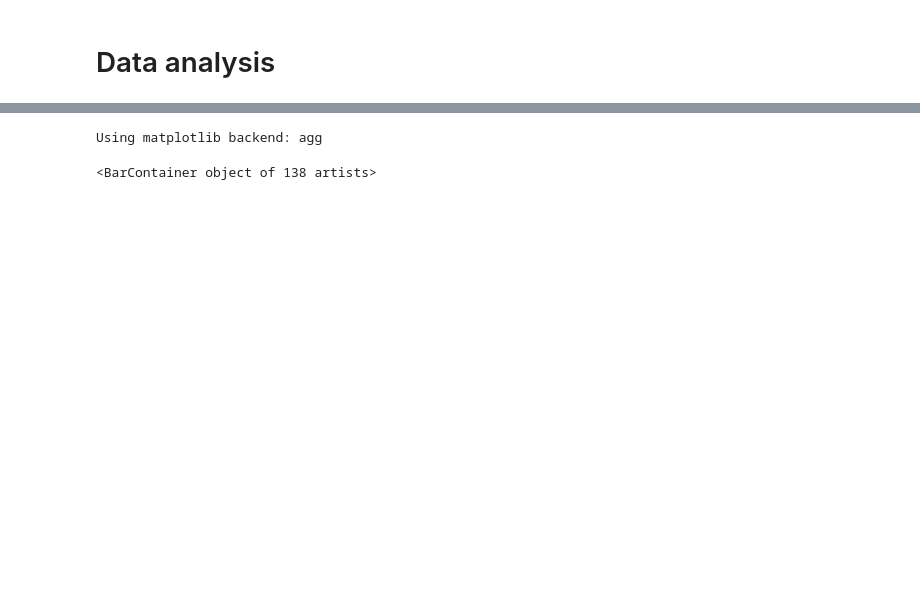
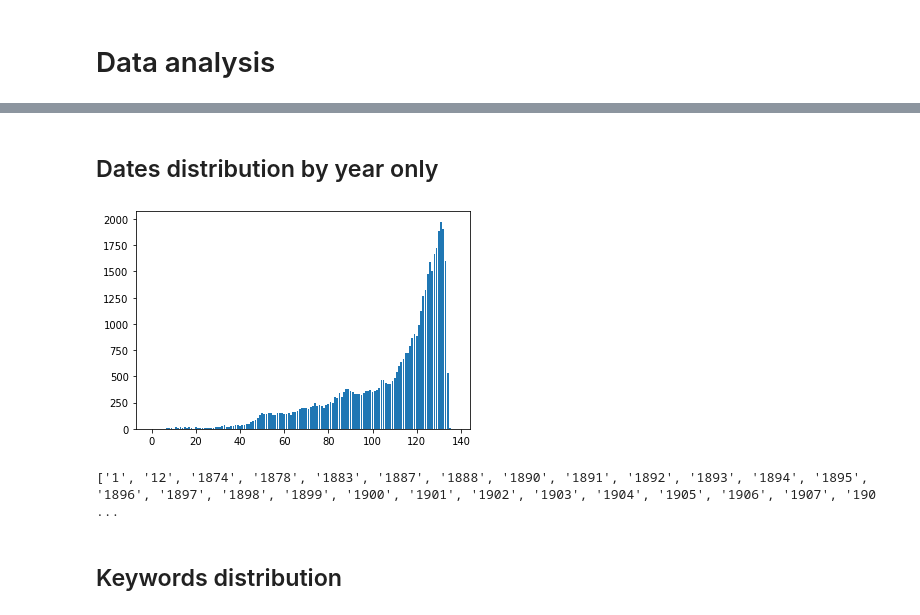
Before and after one commit to polmonroig/deep_recommender, a Jupyter notebook: src/eda.ipynb, the cells around one changed output, grey strips where cells are left out. Saved outputs shown, nothing was run; the diff lists cells and outputs as text; code cells hidden in the pictures; blank space fills up the shorter version.

```diff
--- a/src/eda.ipynb
+++ b/src/eda.ipynb
@@ -166,22 +220,27 @@ ratings.head()
+# %% [markdown]
+## Dates distribution by year only
 # %%
-import matplotlib.pyplot as plt
-%matplotlib
+import numpy as np
 
 dates = metadata['release_date'].dropna()
 
 dates_count = {}
 for d in dates:
     d = d.split('-')[0]
     if d in dates_count:
         dates_count[d] += 1
     else:
         dates_count[d] = 1
+
+values = [dates_count[k] for k in sorted(dates_count.keys())]
+total_dates = np.arange(len(dates_count))
+plt.bar(total_dates, values)
+plt.show()
 # %% [output]
-Using matplotlib backend: agg
+[figure, added]
-# %%
-import numpy as np
-
-values = [dates_count[k] for k in sorted(dates_count.keys())]
-plt.bar(np.arange(len(dates_count)), values)
-# %% [output]
-<BarContainer object of 138 artists>
+# %%
+print(sorted(dates_count.keys()))
+# %% [output]
+['1', '12', '1874', '1878', '1883', '1887', '1888', '1890', '1891', '1892', '1893', '1894', '1895', '1896', '1897', '1898', '1899', '1900', '1901', '1902', '1903', '1904', '1905', '1906', '1907', '190 ...
+# %% [markdown]
+## Keywords distribution
```
Also changed, not shown: parts of 9 cells of this notebook.
